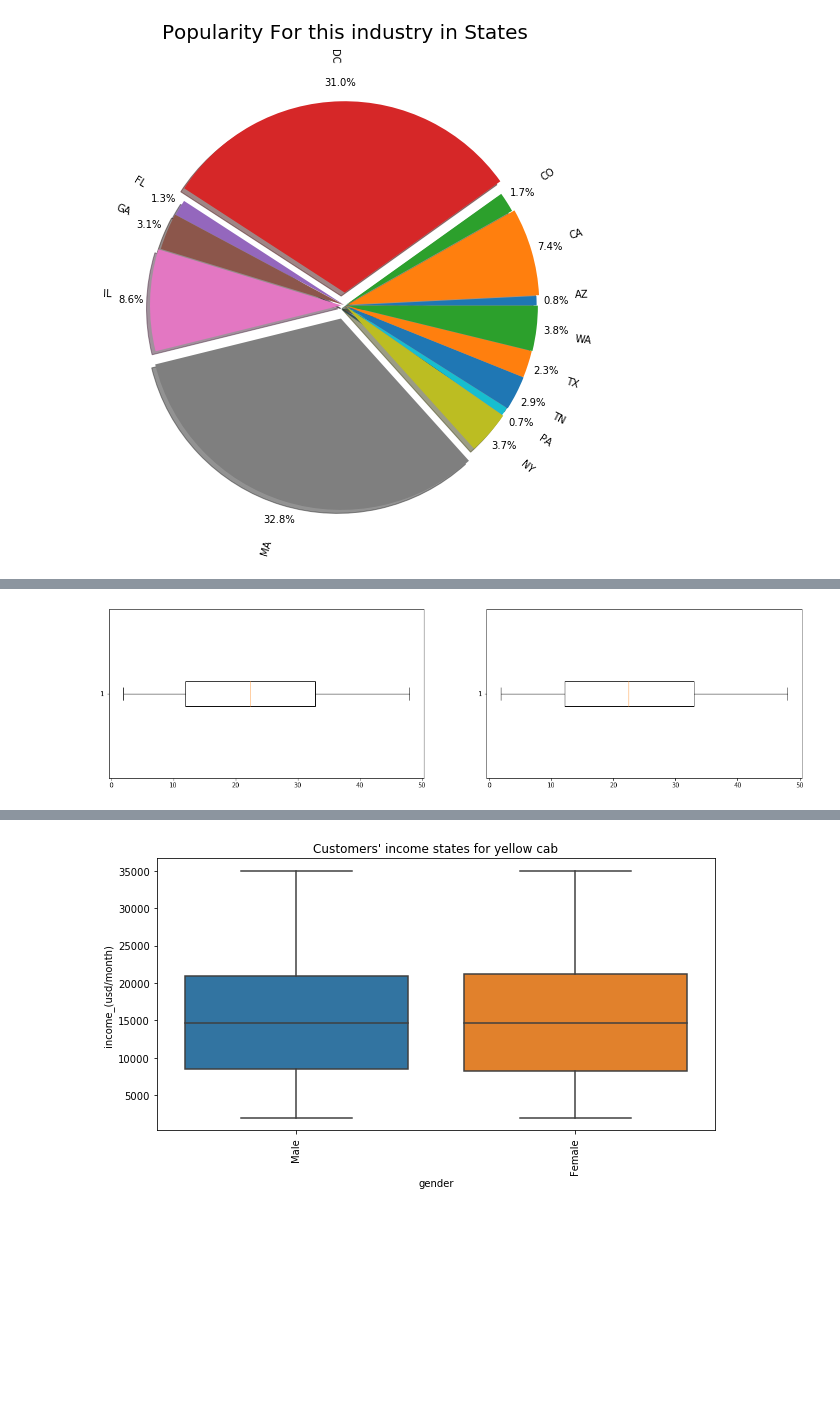
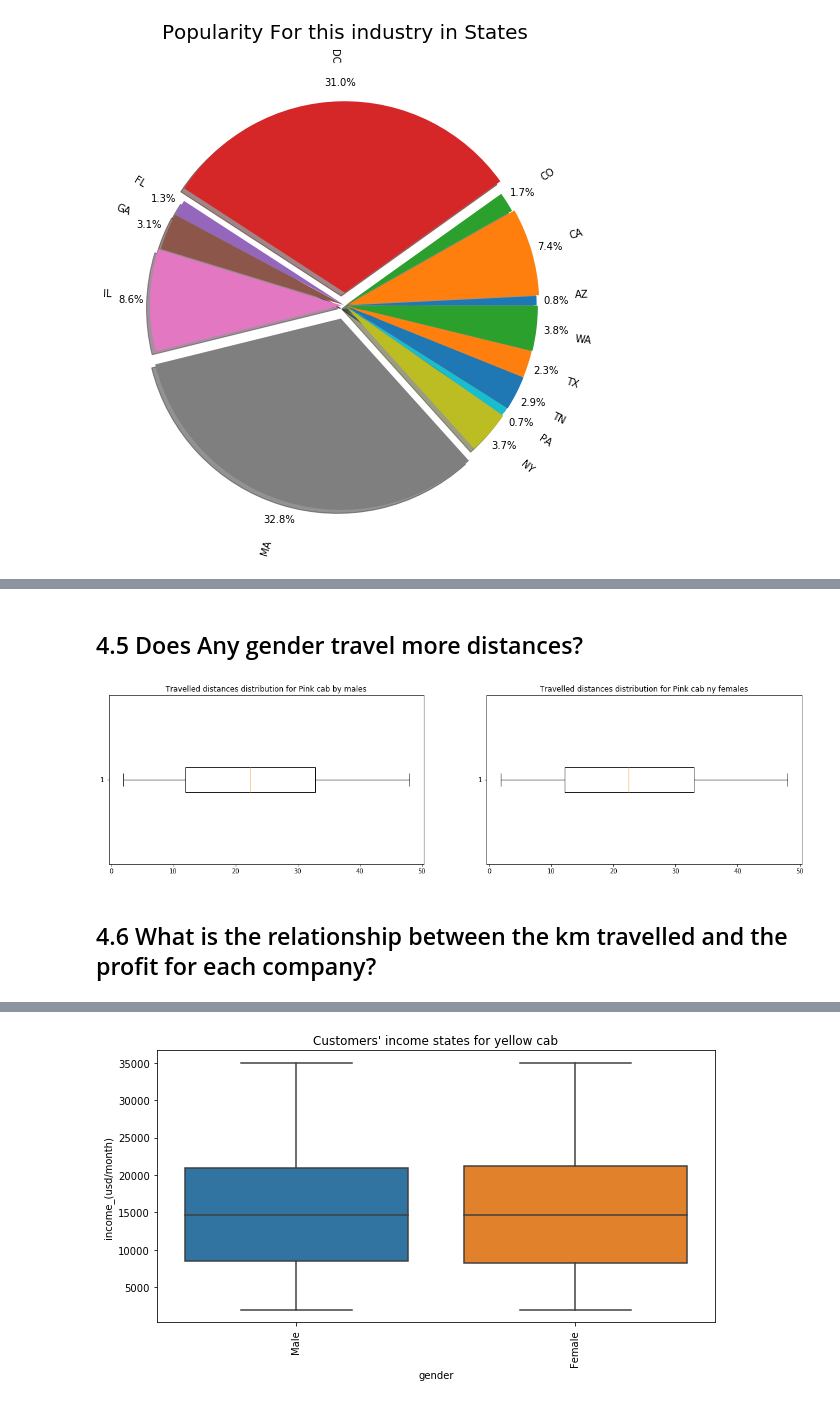
Before and after one commit to TarekMohamed1999/DataGlacier, a Jupyter notebook: week2/G2M_insights.ipynb, the cells around one changed output, grey strips where cells are left out. Cells and saved outputs as stored; diff of their text form; code cells hidden in the pictures; blank space fills up the shorter version.

```diff
--- a/week2/G2M_insights.ipynb
+++ b/week2/G2M_insights.ipynb
@@ -1012,11 +731,16 @@ plt.show()
+# %% [markdown]
+## 4.5 Does Any gender travel more distances?
 # %%
 x2 = pink_data[pink_data["gender"] == "Male"]["km_travelled"]
 x3 = pink_data[pink_data["gender"] == "Female"]["km_travelled"]
 fig, axs = plt.subplots(1,2, figsize = (20,5))
-# plt.title("KM Travelled by each gender for pink cab")
 axs[0].boxplot(x2, sym = ".r", vert = False)
+axs[0].set_title("Travelled distances distribution for Pink cab by males")
 axs[1].boxplot(x3, sym = ".r", vert = False)
+axs[1].set_title("Travelled distances distribution for Pink cab ny females")
 plt.show()
 # %% [output]
-[figure, old version]
+[figure, new version]
+# %% [markdown]
+## 4.6 What is the relationship between the km travelled and the profit for each company?
 # %%
```
Also changed, not shown: parts of 122 cells of this notebook.
